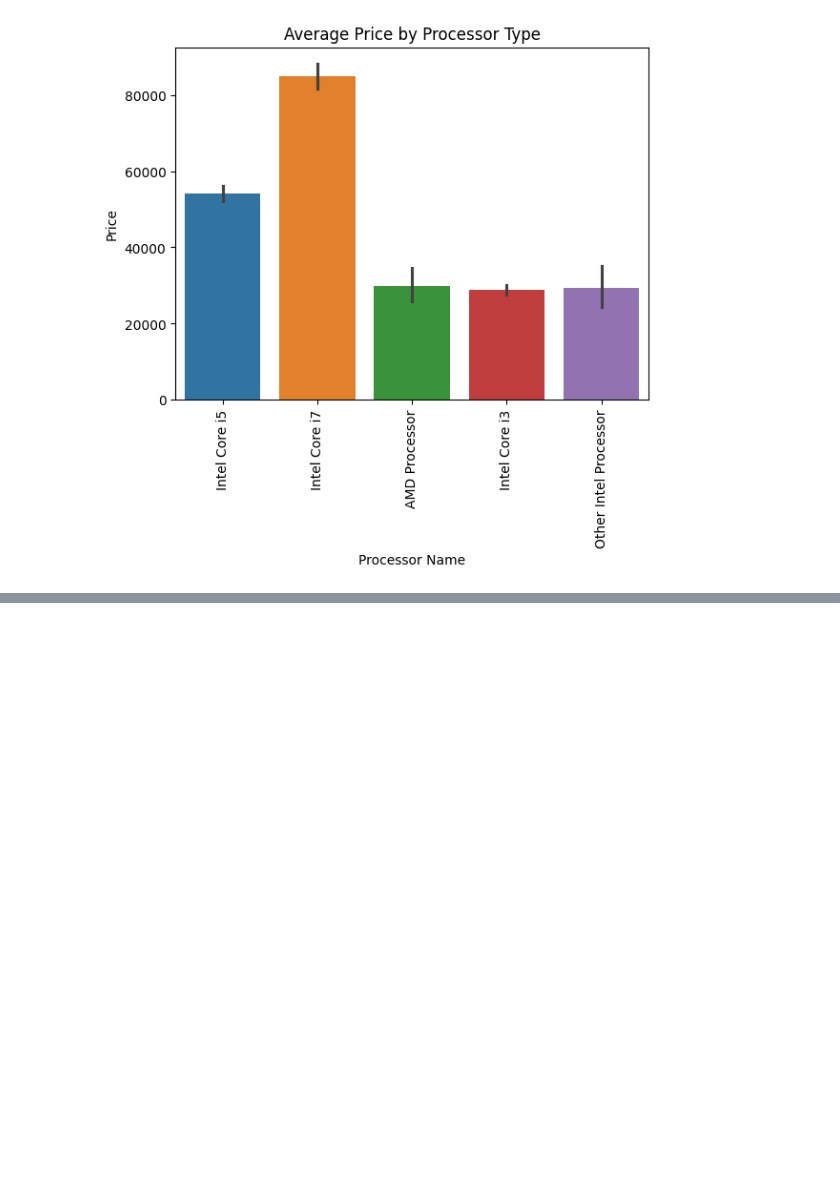
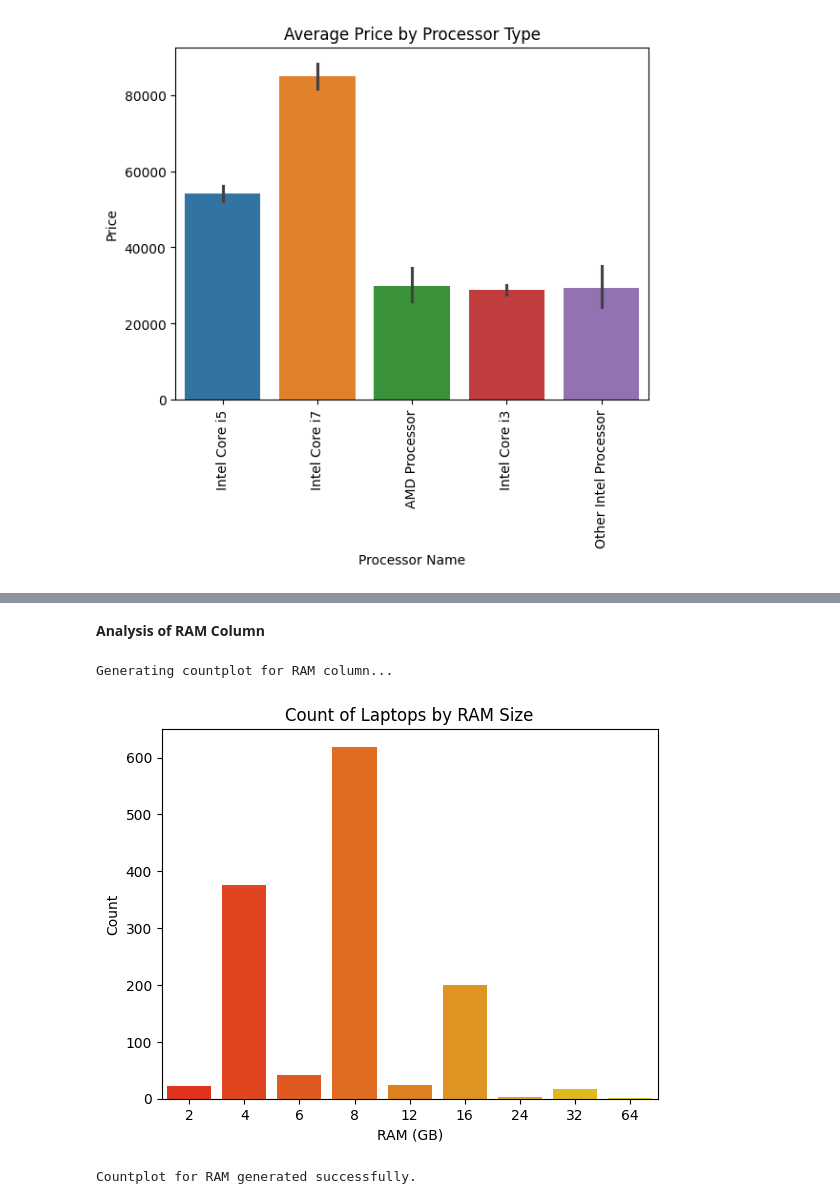
Before and after one commit to AAdewunmi/Laptop_Prices_Prediction_Project, a Jupyter notebook: Laptop_Price_Predictor.ipynb, the cells around one changed output, grey strips where cells are left out. Saved outputs shown, nothing was run; the diff lists cells and outputs as text; code cells hidden in the pictures; blank space fills up the shorter version.

Commit message:
Display countplot of RAM column

```diff
--- a/Laptop_Price_Predictor.ipynb
+++ b/Laptop_Price_Predictor.ipynb
@@ -686,3 +686,26 @@ df.head()
 | 2 | HP | Notebook | 8 | 256GB SSD | Intel HD Graphics 620 | No OS | 1.86 | 30636.0000 | 0 | 0 | ... |
 | 3 | Apple | Ultrabook | 16 | 512GB SSD | AMD Radeon Pro 455 | macOS | 1.83 | 135195.3360 | 0 | 1 | ... |
 | 4 | Apple | Ultrabook | 8 | 256GB SSD | Intel Iris Plus Graphics 650 | macOS | 1.37 | 96095.8080 | 0 | 1 | ... |
+# %% [markdown]
+**Analysis of RAM Column**
+# %%
+# Display countplot of RAM column
+
+# --- Display countplot of RAM column ---
+print("\nGenerating countplot for RAM column...")
+# Corrected 'Ram' to 'RAM' to match the column name in the DataFrame
+sn.countplot(x=df['Ram'], palette='autumn')
+
+# Add a title and labels for clarity
+plt.title('Count of Laptops by RAM Size')
+plt.xlabel('RAM (GB)')
+plt.ylabel('Count')
+
+# Display the plot
+plt.show()
+
+print("Countplot for RAM generated successfully.")
+# %% [output]
+Generating countplot for RAM column...
+[figure, added]
+Countplot for RAM generated successfully.
```
